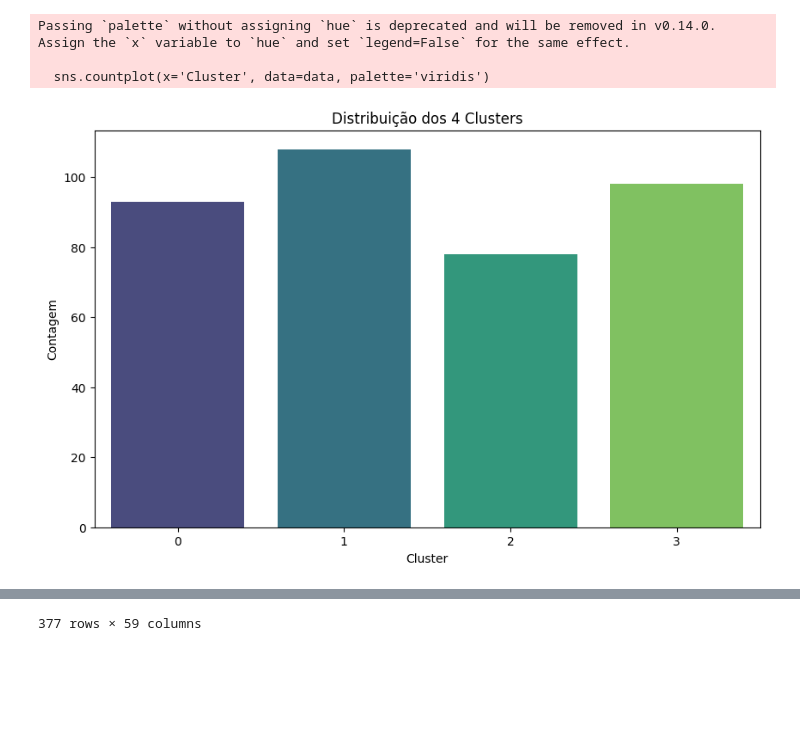
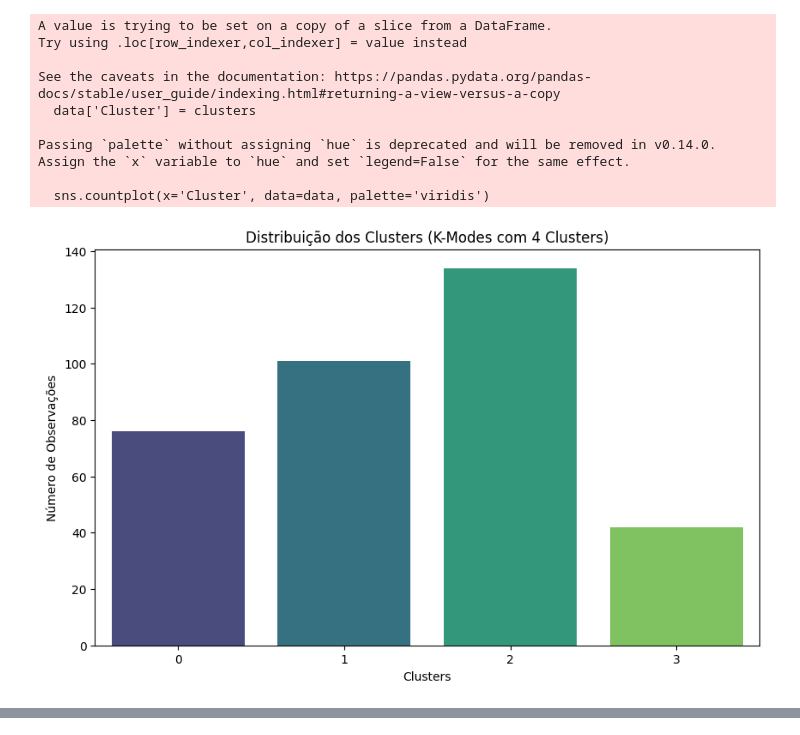
Before and after one commit to sanchobuendia/Alelo, a Jupyter notebook: Clustering.ipynb, the cells around one changed output, grey strips where cells are left out. Saved outputs shown, nothing was run; the diff lists cells and outputs as text; code cells hidden in the pictures; blank space fills up the shorter version.

Commit message:
clustering

```diff
--- a/Clustering.ipynb
+++ b/Clustering.ipynb
@@ -12,7 +13,7 @@ super_hero_powers.index.name = 'name'
 super_hero_powers.reset_index(inplace=True)
 df = heroes_information.merge(super_hero_powers, on='name', how='inner')
 # %%
-processor = DataProcessor(heroes_information)
+processor = DataProcessor(df)
 processor.preprocessing()
 processor.normalize_min_max()
 cat_heroes_information = ['Gender', 'Eye color', 'Hair color', 'Publisher', 'Alignment']
@@ -44,0 +40,33 @@ optimizer.bic_gmm_method(max_clusters=20)
+# %%
+df = model_base.copy()
+
+# Aplicar o PCA para reter 95% da variância diretamente nos dados dummies
+pca = PCA(n_components=0.95, random_state=42)
+data_pca = pca.fit_transform(df)
+
+# Exibir o número de componentes principais escolhidos e a variância explicada
+print(f"Number of principal components: {data_pca.shape[1]}")
+print(f"Explained variance ratio: {pca.explained_variance_ratio_.sum():.2f}")
+
+# Criar o DataFrame para os dados transformados pelo PCA
+data_pca_df = pd.DataFrame(data_pca, index=df.index, columns=[f'PC{i+1}' for i in range(data_pca.shape[1])])
+
+# Obter as cargas do PCA
+loadings = pca.components_
+
+# Converter as cargas para um DataFrame para facilitar a interpretação
+loadings_df = pd.DataFrame(loadings.T, index=df.columns, columns=[f'PC{i+1}' for i in range(data_pca.shape[1])])
+
+importance = loadings_df.abs().mean(axis=1)
+
+# Ordenar as variáveis pela importância média em ordem decrescente
+sorted_importance = importance.sort_values(ascending=False)
+
+# Calcular a soma acumulada das importâncias normalizada para ficar em percentual
+cumulative_importance = sorted_importance.cumsum() / sorted_importance.sum()
+
+# Definir um corte em 80% da importância acumulada
+top_features = cumulative_importance[cumulative_importance <= 0.8].index.tolist()
+
+# Exibir as variáveis selecionadas
+top_features
@@ -44,0 +93,2 @@ optimizer.bic_gmm_method(max_clusters=20)
+# %%
+model_base = model_base[top_features]
@@ -45,7 +148,13 @@ optimizer.bic_gmm_method(max_clusters=20)
 # %%
-kmeans_cluster_plot(data=model_base, n_clusters=4)
+plot_kmodes_clusters(data=model_base, n_clusters = 4)
 # %% [output]
+A value is trying to be set on a copy of a slice from a DataFrame.
+Try using .loc[row_indexer,col_indexer] = value instead
+
+See the caveats in the documentation: https://pandas.pydata.org/pandas-docs/stable/user_guide/indexing.html#returning-a-view-versus-a-copy
+  data['Cluster'] = clusters
+
 Passing `palette` without assigning `hue` is deprecated and will be removed in v0.14.0. Assign the `x` variable to `hue` and set `legend=False` for the same effect.
 
   sns.countplot(x='Cluster', data=data, palette='viridis')
-[figure, old version]
+[figure, new version]
@@ -65 +160,0 @@ Passing `palette` without assigning `hue` is deprecated and will be removed in v
-377 rows × 59 columns
```
Also changed, not shown: parts of 18 cells of this notebook, 4 other files.
